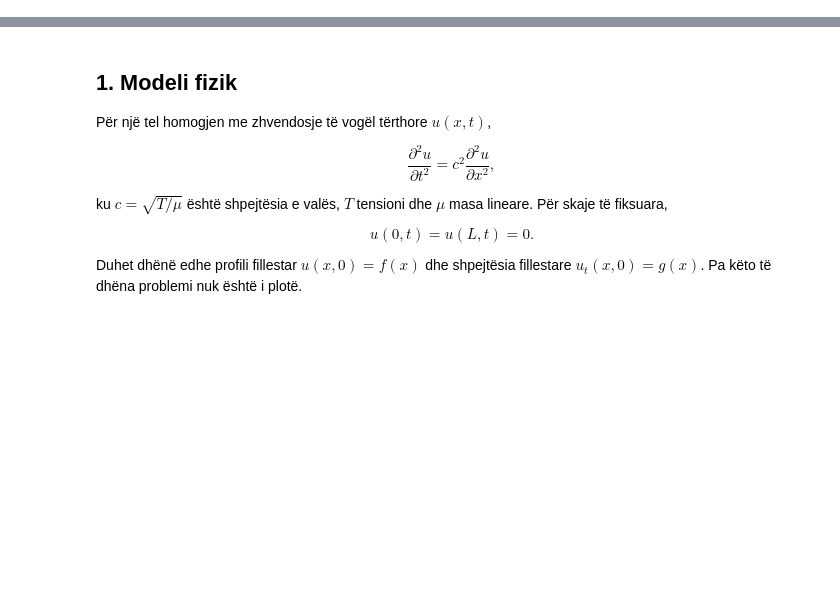
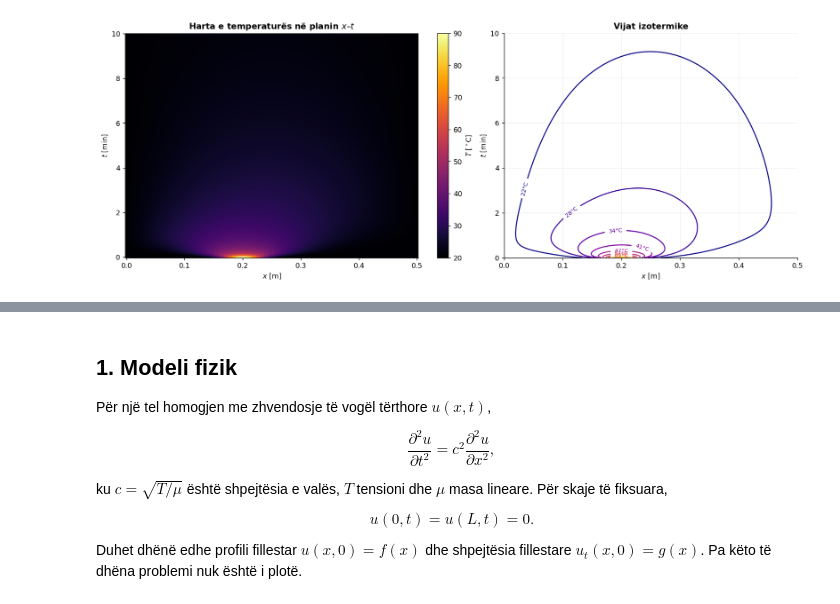
Before and after one commit to Klaudio-Peqini/Simulations-and-Numerical-Methods, a Jupyter notebook: notebooks/Instruktori/Laboratori_07_Diferencat_e_Fundme_dhe_Valet_Instruktori.ipynb, the cells around one changed output, grey strips where cells are left out. Drawn from its saved outputs; the diff is of its cells as text; code cells hidden in the pictures; blank space fills up the shorter version.

```diff
--- a/notebooks/Instruktori/Laboratori_07_Diferencat_e_Fundme_dhe_Valet_Instruktori.ipynb
+++ b/notebooks/Instruktori/Laboratori_07_Diferencat_e_Fundme_dhe_Valet_Instruktori.ipynb
@@ -44,0 +412,32 @@ Kushtet kufitare janë pjesë e modelit fizik. Një skaj i fiksuar, një skaj i
+# %%
+# Figura 2: harta x-t dhe vijat e së njëjtës temperaturë
+fig, axes = plt.subplots(1, 2, figsize=(14, 5.2), constrained_layout=True)
+
+mesh = axes[0].pcolormesh(
+    x_heat,
+    t_heat / 60.0,
+    temperature_heat,
+    shading="auto",
+    cmap="inferno",
+)
+axes[0].set(xlabel="$x$ [m]", ylabel="$t$ [min]",
+            title="Harta e temperaturës në planin $x$–$t$")
+cbar = fig.colorbar(mesh, ax=axes[0])
+cbar.set_label(r"$T$ [$^\circ$C]")
+
+levels = np.linspace(T_AMBIENT + 2.0, T_PEAK, 12)
+contours = axes[1].contour(
+    x_heat,
+    t_heat / 60.0,
+    temperature_heat,
+    levels=levels,
+    cmap="plasma",
+)
+axes[1].clabel(contours, inline=True, fontsize=8, fmt="%.0f°C")
+axes[1].set(xlabel="$x$ [m]", ylabel="$t$ [min]",
+            title="Vijat izotermike")
+axes[1].grid(alpha=0.2)
+
+plt.show()
+# %% [output]
+[figure, added]
```
Also changed, not shown: parts of 38 cells of this notebook.
